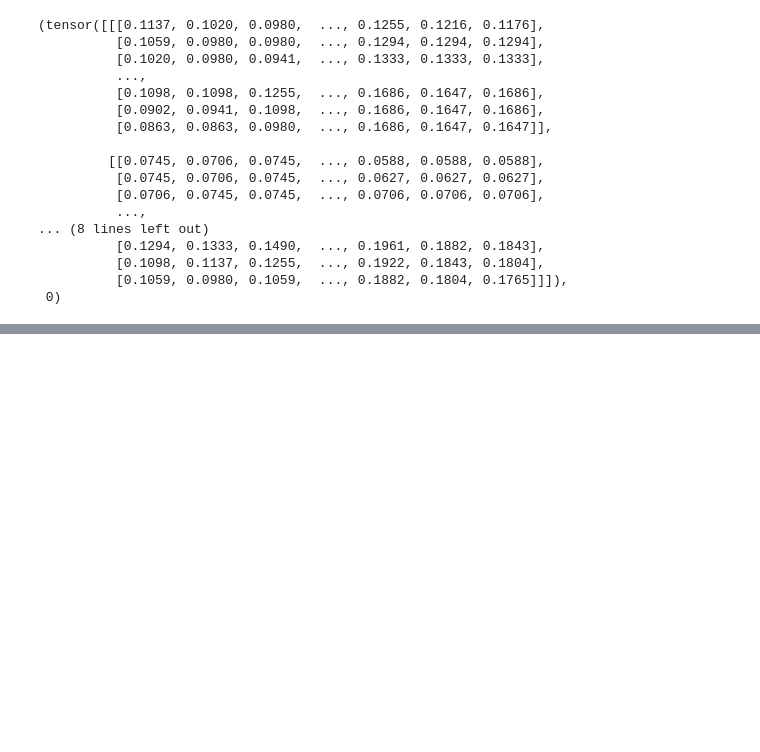
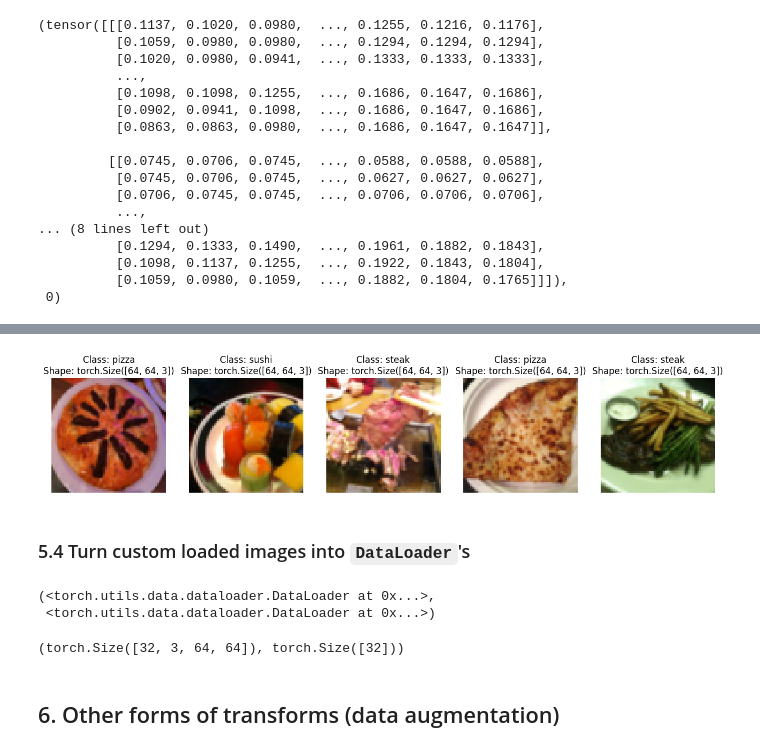
Before and after one commit to fatimagulomova/deep-learning-course, a Jupyter notebook: pytorch/pytorch-custom-dataset.ipynb, the cells around one changed output, grey strips where cells are left out. Saved outputs shown, nothing was run; the diff lists cells and outputs as text; code cells hidden in the pictures; blank space fills up the shorter version.

```diff
--- a/pytorch/pytorch-custom-dataset.ipynb
+++ b/pytorch/pytorch-custom-dataset.ipynb
@@ -525,0 +561,39 @@ test_data_custom = ImageFolderCustom(targ_dir=test_dir,
+# %%
+# Display random images from the ImageFolderCustom Dataset
+display_random_images(train_data_custom, n=5,
+                      classes=class_names, seed=None)
+# %% [output]
+[figure, added]
+# %% [markdown]
+### 5.4 Turn custom loaded images into `DataLoader`'s
+# %%
+# Turn train and test datsets into DataLoader's
+from torch.utils.data import DataLoader
+
+BATCH_SIZE = 32
+NUM_WORKERS = os.cpu_count()
+
+train_dataloader_custom = DataLoader(dataset=train_data_custom,
+                              batch_size=BATCH_SIZE,
+                              num_workers=NUM_WORKERS,
+                              shuffle=True)
+
+test_dataloader_custom = DataLoader(dataset=test_data_custom,
+                             batch_size=BATCH_SIZE,
+                             num_workers=NUM_WORKERS,
+                             shuffle=False)
+
+train_dataloader_custom, test_dataloader_custom
+# %% [output]
+(<torch.utils.data.dataloader.DataLoader at 0x...>,
+ <torch.utils.data.dataloader.DataLoader at 0x...>)
+# %%
+# Get image and label from custom dataloader
+img_custom, label_custom = next(iter(train_dataloader_custom))
+
+# Print out the shapes
+img_custom.shape, label_custom.shape
+# %% [output]
+(torch.Size([32, 3, 64, 64]), torch.Size([32]))
+# %% [markdown]
+## 6. Other forms of transforms (data augmentation)
```
Also changed, not shown: parts of 29 cells of this notebook.
